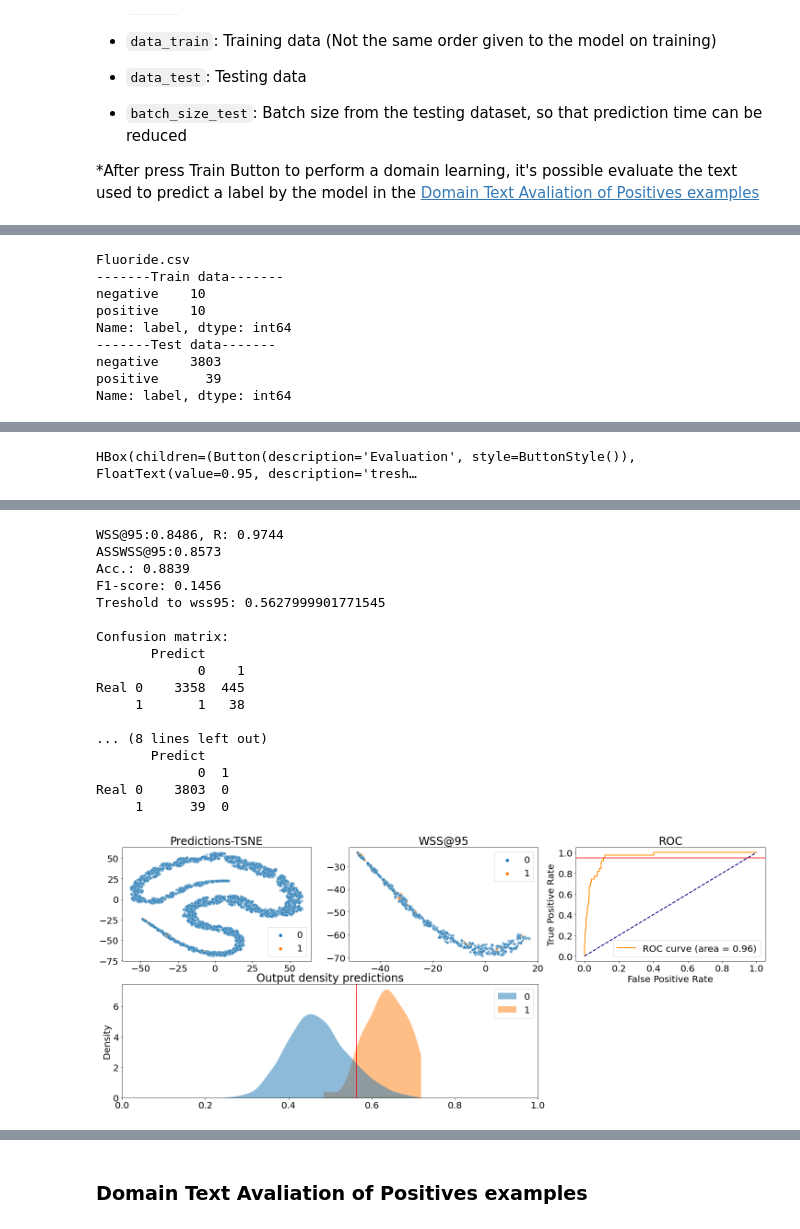
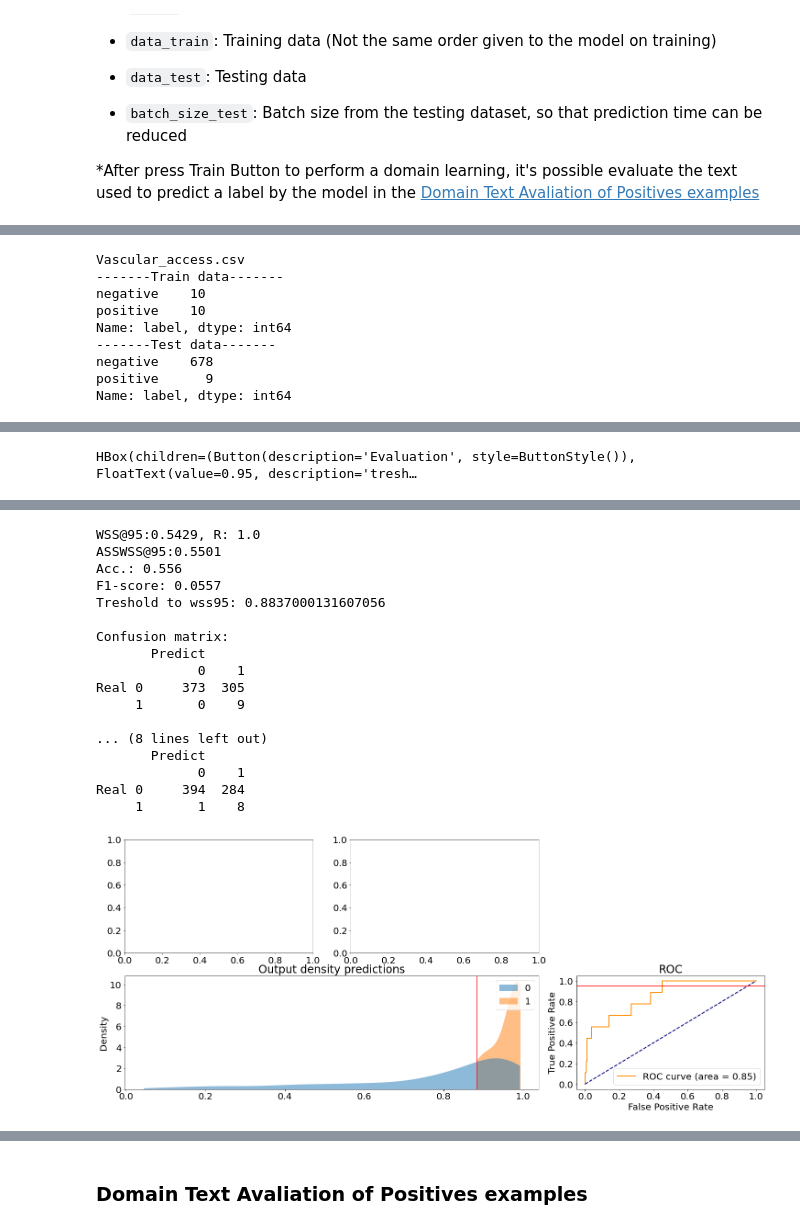
Before and after one commit to BecomeAllan/ML-SLRC, a Jupyter notebook: book/Meta_learning_EFL_book.ipynb, the cells around one changed output, grey strips where cells are left out. Saved outputs shown, nothing was run; the diff lists cells and outputs as text; code cells hidden in the pictures.

```diff
--- a/book/Meta_learning_EFL_book.ipynb
+++ b/book/Meta_learning_EFL_book.ipynb
@@ -2656,32 +2580,6 @@ Wolters_2018.csv                              negative    4188
 Name: label, dtype: int64
 # %% [markdown]
 ### Tasks diagnosis
-# %%
-# model
-
-# Info = {
-#     "inner_print": 1,
-#     "bert_layers": 3,
-#     "device": torch.device('cuda' if torch.cuda.is_available() else 'cpu'),
-#     # "model": model,
-#     "tokenizer": initializer_bert.tokenizer,
-#     "max_seq_length": 512,
-#     "meta_epoch":30, # Numero de epocas do outerloop
-#     "k_spt":20, # Numero de treino por classe (k_spt) caso binario
-#     "k_qry":20, # Numero de valicao por classe (k_spt) caso binario
-#     "outer_batch_size": 5, # Divide as tasks em batchs tasks
-#     "inner_batch_size": 5, # Divide as classificacao em batch de classificao
-#     "outer_update_lr" : 5e-5, # Learning rate do otimizador das tasks
-#     "inner_update_lr" : 5e-5, # Learning rate do otimizador das classificao
-#     "inner_update_step" : 3, # Numero de epocas dentro do inner loop
-#     "inner_update_step_eval": 3, # Numero de epocas dentro do inner loop de validacao
-#     "num_task_train" : 100, # Quantidade de tarefas de treino
-#     "num_task_test" : 5 # Quantidade de tarefas de test
-# }
-
-Info['tresh'] = 0.9
-Info["inner_update_step_eval"] = 3
-Info["inner_print"] = 1
 # %% [markdown]
 It's possible to access some of the data from the testing dataset after pressing "Train" in the object stantiated by the `diagnosis`, such as:
 
@@ -2700,3 +2598,12 @@ It's possible to access some of the data from the testing dataset after pressing
 + `batch_size_test`: Batch size from the testing dataset, so that prediction time can be reduced
 
 *After press Train Button to perform a domain learning, it's possible evaluate the text used to predict a label by the model in the [Domain Text Avaliation of Positives examples](#another_cell)
+# %%
+config = Info.copy()
+
+config['tresh'] = 0.9
+config["inner_update_step_eval"] = 5
+config["inner_print"] = 1
+config['inner_update_step'] = 10
+
+pprint(config)
@@ -2703,45 +2653,51 @@ It's possible to access some of the data from the testing dataset after pressing
 # %%
 #@title Evaluating validation dataset
 batch_size_test =   100 #@param {type:"number"}
 # Task names
 names = Valid_resource['domain'].unique()
 
 modelx = SLR_Classifier(bert_layers = range(Info["bert_layers"]),
-                       model = initializer_model2.model.mpnet,
+                       model = initializer_model.model.mpnet,
                        drop=0.2)
 
-diagnosis5050 = diagnosis(names, Valid_resource, batch_size_test, modelx, Info,treat_text_fun=treat_text_fun, start=0)
+diagnosis5050 = diagnosis(names,
+                          Valid_resource,
+                          batch_size_test,
+                          model,
+                          config,
+                          treat_text_fun=treat_text_fun,
+                          start=0)
 diagnosis5050()
 # %% [output]
-Fluoride.csv
+Vascular_access.csv
 -------Train data-------
 negative    10
 positive    10
 Name: label, dtype: int64
 -------Test data-------
-negative    3803
-positive      39
+negative    678
+positive      9
 Name: label, dtype: int64
 [interactive output not drawn]
 HBox(children=(Button(description='Evaluation', style=ButtonStyle()), FloatText(value=0.95, description='tresh…
 [interactive output not drawn]
-WSS@95:0.8486, R: 0.9744
-ASSWSS@95:0.8573
-Acc.: 0.8839
-F1-score: 0.1456
-Treshold to wss95: 0.5627999901771545
+WSS@95:0.5429, R: 1.0
+ASSWSS@95:0.5501
+Acc.: 0.556
+F1-score: 0.0557
+Treshold to wss95: 0.8837000131607056
 
 Confusion matrix:
        Predict
              0    1
-Real 0    3358  445
-     1       1   38
+Real 0     373  305
+     1       0    9
 
 ... (8 lines left out)
        Predict
-             0  1
-Real 0    3803  0
-     1      39  0
+             0    1
+Real 0     394  284
+     1       1    8
-[figure, old version]
+[figure, new version]
 # %%
 !wandb login
```
Also changed, not shown: parts of 20 cells of this notebook.
